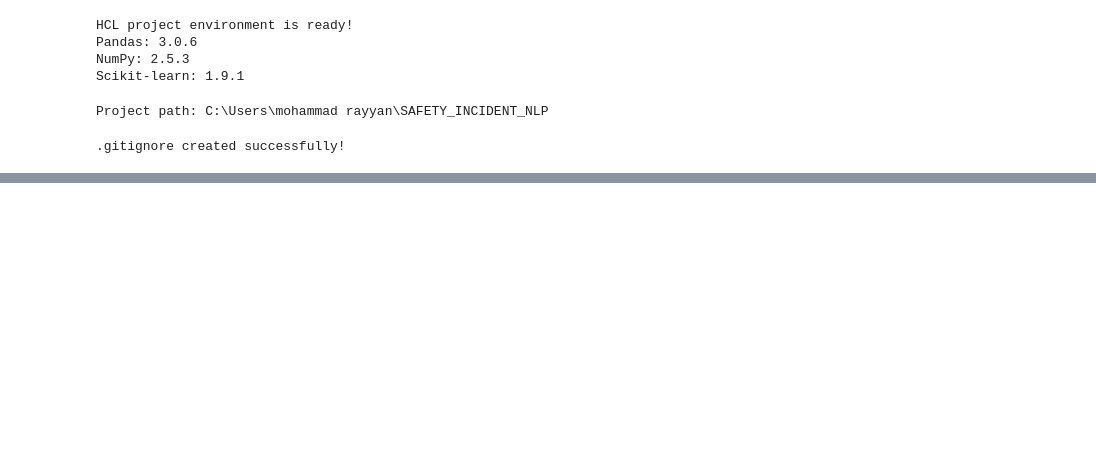
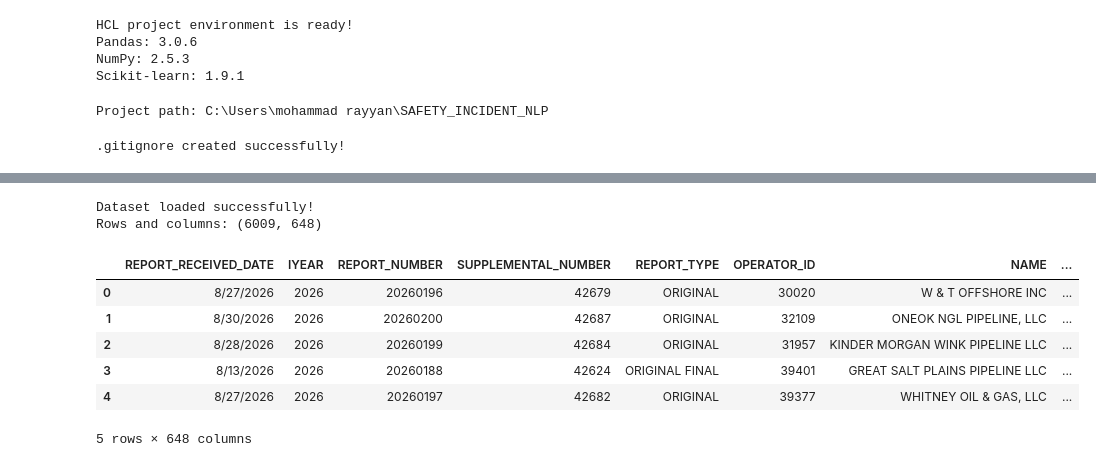
Before and after one commit to Rayyan563/SAFETY-INCIDENT-NLP, a Jupyter notebook: SAFETY_INCIDENT_NLP.ipynb, the cells around one changed output, grey strips where cells are left out. Cells and saved outputs as stored; diff of their text form; code cells hidden in the pictures; blank space fills up the shorter version.

```diff
--- a/SAFETY_INCIDENT_NLP.ipynb
+++ b/SAFETY_INCIDENT_NLP.ipynb
@@ -56,0 +190,32 @@ print(".gitignore created successfully!")
+# %%
+from pathlib import Path
+import pandas as pd
+
+file_path = (
+    Path.cwd()
+    / "DATA"
+    / "raw"
+    / "accident_hazardous_liquid_jan2010_present.txt"
+)
+
+df = pd.read_csv(
+    file_path,
+    sep="\t",
+    encoding="cp1252",
+    low_memory=False
+)
+
+print("Dataset loaded successfully!")
+print("Rows and columns:", df.shape)
+
+display(df.head())
+# %% [output]
+Dataset loaded successfully!
+Rows and columns: (6009, 648)
+|  | REPORT_RECEIVED_DATE | IYEAR | REPORT_NUMBER | SUPPLEMENTAL_NUMBER | REPORT_TYPE | OPERATOR_ID | NAME | ... |
+| 0 | 8/27/2026 | 2026 | 20260196 | 42679 | ORIGINAL | 30020 | W & T OFFSHORE INC | ... |
+| 1 | 8/30/2026 | 2026 | 20260200 | 42687 | ORIGINAL | 32109 | ONEOK NGL PIPELINE, LLC | ... |
+| 2 | 8/28/2026 | 2026 | 20260199 | 42684 | ORIGINAL | 31957 | KINDER MORGAN WINK PIPELINE LLC | ... |
+| 3 | 8/13/2026 | 2026 | 20260188 | 42624 | ORIGINAL FINAL | 39401 | GREAT SALT PLAINS PIPELINE LLC | ... |
+| 4 | 8/27/2026 | 2026 | 20260197 | 42682 | ORIGINAL | 39377 | WHITNEY OIL & GAS, LLC | ... |
+5 rows × 648 columns
```
Also changed, not shown: parts of 12 cells of this notebook, 29 other files.
